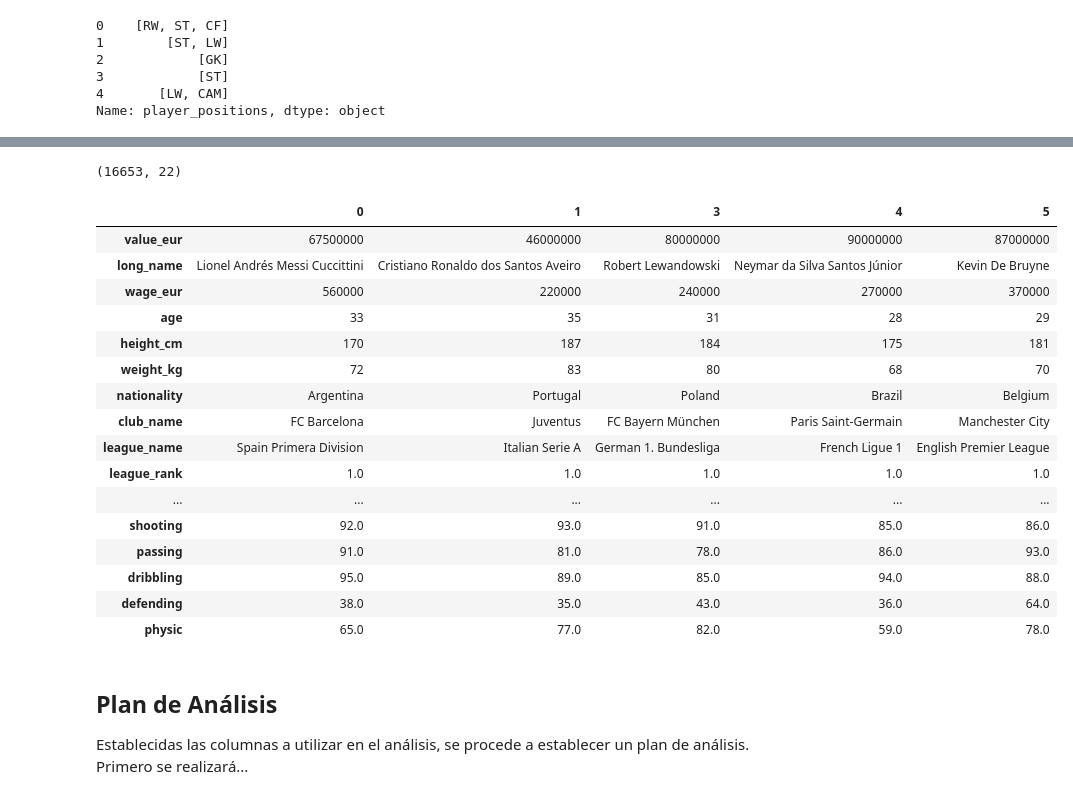
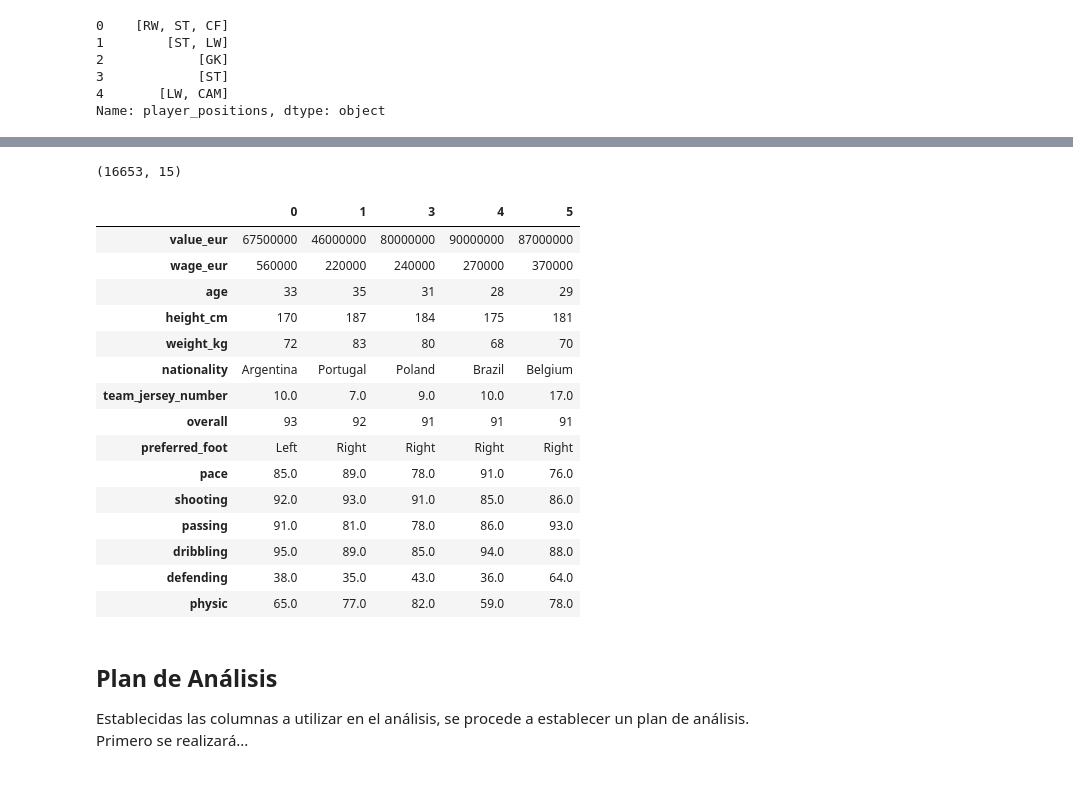
Before and after one commit to justograne/tp-EDA, a Jupyter notebook: TP_EDA.ipynb, the cells around one changed output, grey strips where cells are left out. Drawn from its saved outputs; the diff is of its cells as text; code cells hidden in the pictures.

```diff
--- a/TP_EDA.ipynb
+++ b/TP_EDA.ipynb
@@ -183,30 +173,28 @@ Se seleccionan las columnas a utilizar en el analisis:
 
 Por ende, en primera instancia se mantienen 22 columnas de las 106 iniciales y se eliminan los jugadores cuya posición sea GK (arquero)
 # %%
-columnas = ['value_eur', 'long_name',  'wage_eur','age', 'height_cm', 'weight_kg',
-            'nationality', 'club_name', 'league_name', 'league_rank',
-            'team_jersey_number', 'nation_jersey_number', 'overall',
-            'player_positions', 'preferred_foot', 'skill_moves',
-            'pace', 'shooting', 'passing', 'dribbling', 'defending', 'physic']
+columnas = ['value_eur',  'wage_eur','age', 'height_cm', 'weight_kg',
+            'nationality','team_jersey_number', 'overall',
+            'preferred_foot', 'pace', 'shooting', 'passing', 'dribbling', 'defending', 'physic']
 
 df = df.loc[['GK' not in item for item in df['player_positions']], columnas]
 
+
 print(df.shape)
 df.head().transpose()
 # %% [output]
-(16653, 22)
+(16653, 15)
 |  | 0 | 1 | 3 | 4 | 5 |
 | value_eur | 67500000 | 46000000 | 80000000 | 90000000 | 87000000 |
-| long_name | Lionel Andrés Messi Cuccittini | Cristiano Ronaldo dos Santos Aveiro | Robert Lewandowski | Neymar da Silva Santos Júnior | Kevin De Bruyne |
 | wage_eur | 560000 | 220000 | 240000 | 270000 | 370000 |
 | age | 33 | 35 | 31 | 28 | 29 |
 | height_cm | 170 | 187 | 184 | 175 | 181 |
 | weight_kg | 72 | 83 | 80 | 68 | 70 |
 | nationality | Argentina | Portugal | Poland | Brazil | Belgium |
-| club_name | FC Barcelona | Juventus | FC Bayern München | Paris Saint-Germain | Manchester City |
-| league_name | Spain Primera Division | Italian Serie A | German 1. Bundesliga | French Ligue 1 | English Premier League |
-| league_rank | 1.0 | 1.0 | 1.0 | 1.0 | 1.0 |
-| ... | ... | ... | ... | ... | ... |
+| team_jersey_number | 10.0 | 7.0 | 9.0 | 10.0 | 17.0 |
+| overall | 93 | 92 | 91 | 91 | 91 |
+| preferred_foot | Left | Right | Right | Right | Right |
+| pace | 85.0 | 89.0 | 78.0 | 91.0 | 76.0 |
 | shooting | 92.0 | 93.0 | 91.0 | 85.0 | 86.0 |
 | passing | 91.0 | 81.0 | 78.0 | 86.0 | 93.0 |
 | dribbling | 95.0 | 89.0 | 85.0 | 94.0 | 88.0 |
```
Also changed, not shown: parts of 8 cells of this notebook.
